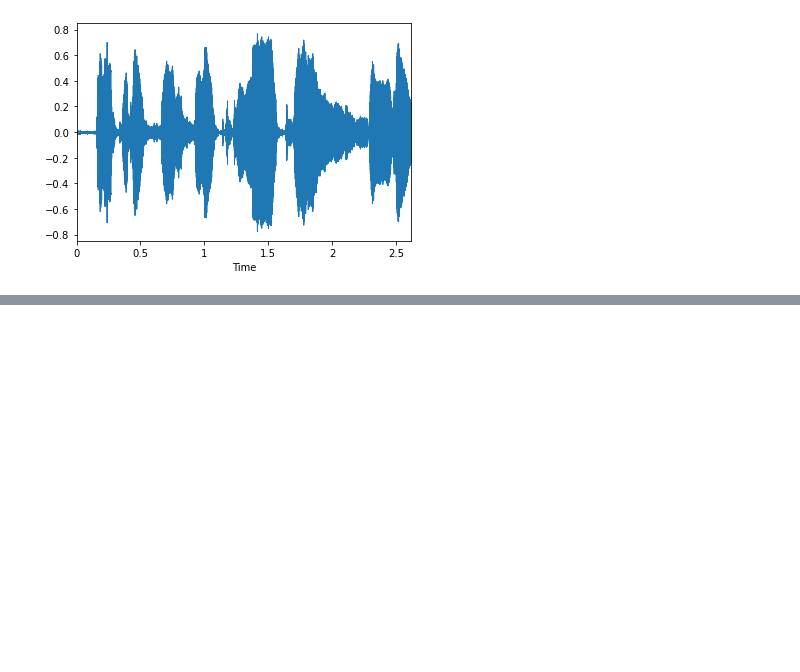
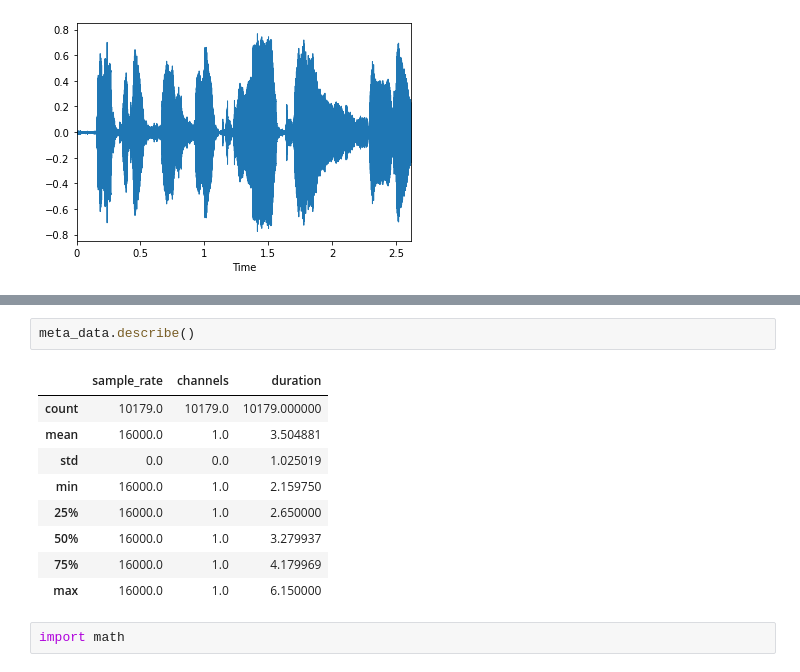
Before and after one commit to nebasam/Week-4, a Jupyter notebook: notebook/AudioExplore.ipynb, the cells around one changed output, grey strips where cells are left out. Cells and saved outputs as stored; diff of their text form; blank space fills up the shorter version.

```diff
--- a/notebook/AudioExplore.ipynb
+++ b/notebook/AudioExplore.ipynb
@@ -95,0 +213,14 @@ librosa.display.waveplot(audio3, sr=sr)
+# %%
+meta_data.describe()
+# %% [output]
+|  | sample_rate | channels | duration |
+| count | 10179.0 | 10179.0 | 10179.000000 |
+| mean | 16000.0 | 1.0 | 3.504881 |
+| std | 0.0 | 0.0 | 1.025019 |
+| min | 16000.0 | 1.0 | 2.159750 |
+| 25% | 16000.0 | 1.0 | 2.650000 |
+| 50% | 16000.0 | 1.0 | 3.279937 |
+| 75% | 16000.0 | 1.0 | 4.179969 |
+| max | 16000.0 | 1.0 | 6.150000 |
+# %%
+import math
```
Also changed, not shown: parts of 25 cells of this notebook, 3 other files.
